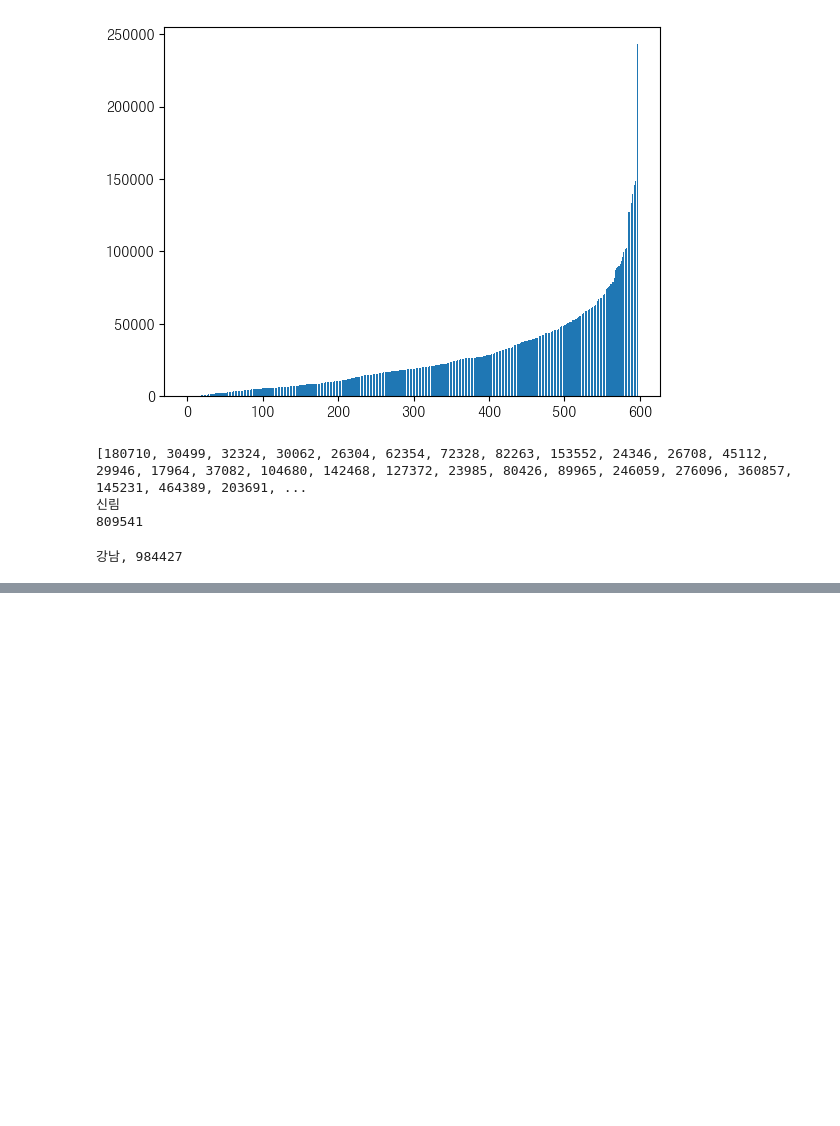
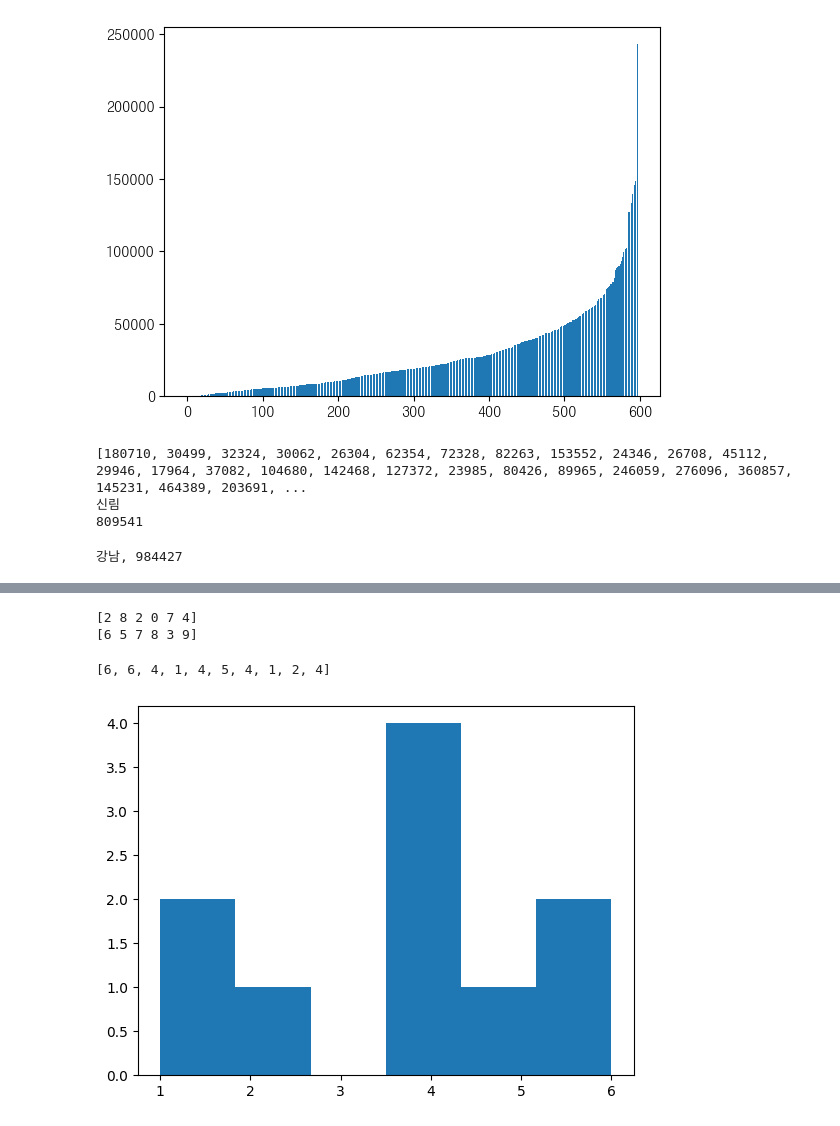
Before and after one commit to SoongMoo/hk_AI-RPA, a Jupyter notebook: python/06_data_analysis.ipynb, the cells around one changed output, grey strips where cells are left out. Saved outputs shown, nothing was run; the diff lists cells and outputs as text; code cells hidden in the pictures; blank space fills up the shorter version.

```diff
--- a/python/06_data_analysis.ipynb
+++ b/python/06_data_analysis.ipynb
@@ -1669,0 +1671,5 @@ plt.show()
+# %%
+t = []
+for i in range(0, 50 , 2):
+    t.append(i / 10)
+print(t)
@@ -1669,0 +1715,21 @@ plt.show()
+# %%
+a = np.random.randint(10, size = 6) #1차원
+print(a)
+a = np.random.choice(10, 6, replace = False) # 중복값이 없는 배열
+print(a)
+# %% [output]
+[2 8 2 0 7 4]
+[6 5 7 8 3 9]
+# %%
+import matplotlib.pyplot as plt
+import random
+dice = [] # 10값을 가지는 리스트
+for i in range(10):
+    dice.append(random.randint(1, 6))
+
+print(dice)
+plt.hist(dice, bins = 6)
+plt.show()
+# %% [output]
+[6, 6, 4, 1, 4, 5, 4, 1, 2, 4]
+[figure, added]
```
Also changed, not shown: parts of 53 cells of this notebook.
